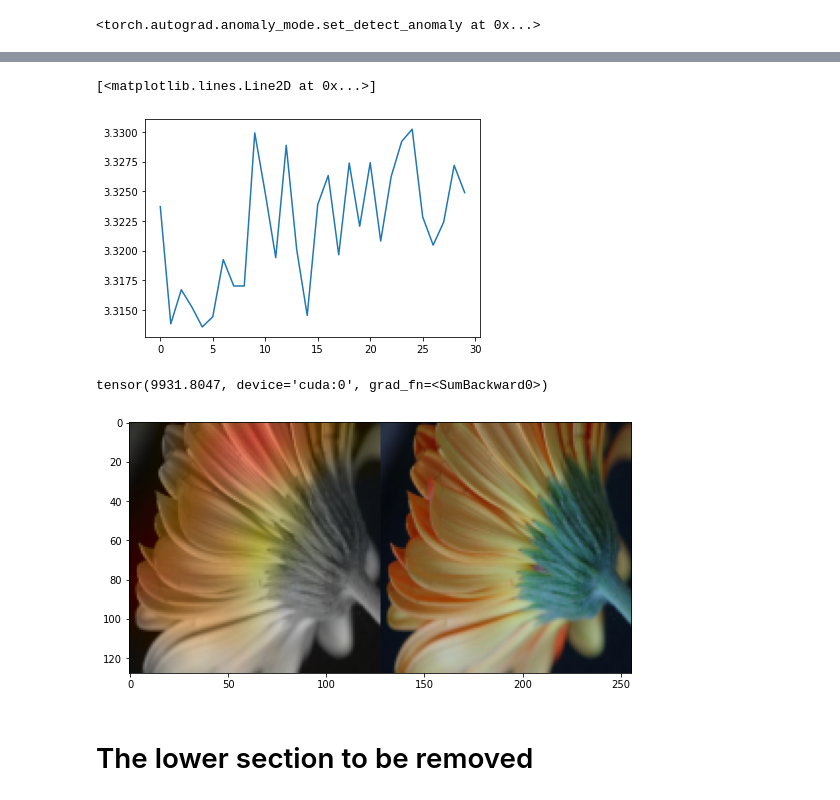
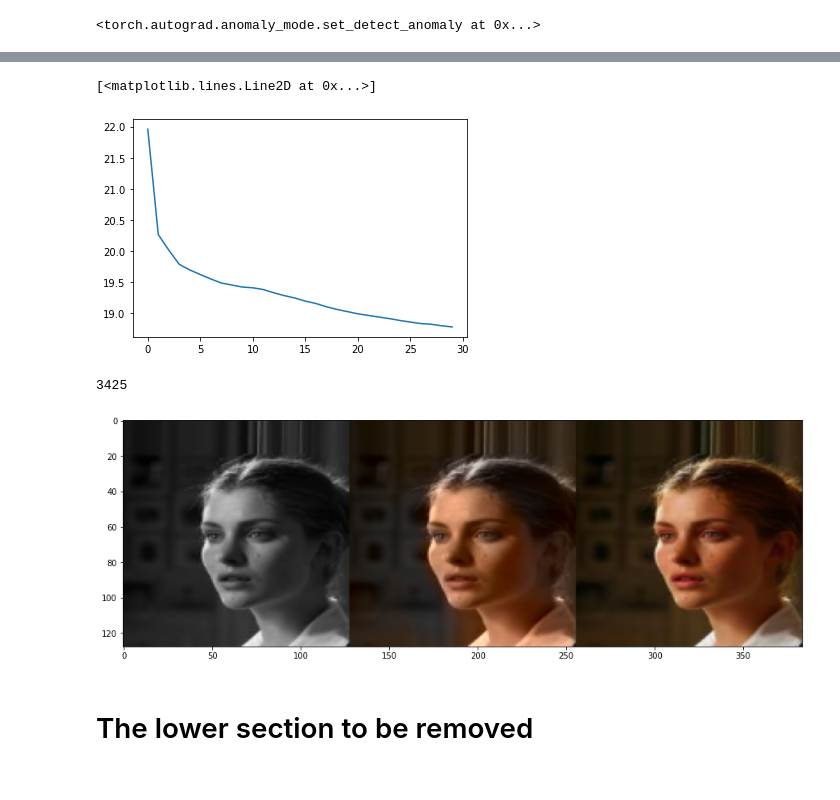
Before and after one commit to Anmol42/IDP-sem4, a Jupyter notebook: notebooks/Separated_vae.ipynb, the cells around one changed output, grey strips where cells are left out. Drawn from its saved outputs; the diff is of its cells as text; code cells hidden in the pictures.

```diff
--- a/notebooks/Separated_vae.ipynb
+++ b/notebooks/Separated_vae.ipynb
@@ -61,7 +58,8 @@ class component(nn.Module):
         # BottleNeck
         self.bottleneck = nn.Sequential(nn.Conv2d(64,128,kernel_size=3,stride=2,padding=1),
                                         nn.LeakyReLU())     # size 4x4
-    def forward(self,xb):
+        self.linear = nn.Linear(128*4*4,256)
+    def forward(self,xb,z):
         out1 = self.conv1(xb)
         #print("out1 ",out1.shape)
         out2 = self.conv2(out1)
@@ -71,7 +69,9 @@ class component(nn.Module):
         out4 = self.conv4(out3)
         #print("after conv4",out4.shape)
         out5 = self.bottleneck(out4)
-        return out5
+        out5 = out5.view(z.shape[0],-1)
+        out6 = self.linear(out5)
+        return out6
 # %%
 ## generator model
 class generator(nn.Module):
@@ -96,9 +96,10 @@ class generator(nn.Module):
         self.linear = nn.Linear(128*4*4,512)
 
     def forward(self,xb,z):
-        s = self.sigma(xb)
-        m = self.mu(xb)
-        noise = z*s + m
+        sig = self.sigma(xb,z)
+        mm = self.mu(xb,z)
+        #print("sig",sig.shape,"noise",z.shape)
+        noise = z*sig + mm
         #print("noise shape",noise.shape)
         out5 = self.deconv7(noise.unsqueeze(2).unsqueeze(2))
         #print("after deconv7",out5.shape)
@@ -142,7 +143,7 @@ class discriminator(nn.Module):
         out = torch.sigmoid(out)
         return out
 # %%
-gen_model = generator()
+gen_model = generator(component)
 dis_model = discriminator()
 # %%
 train_dl = DataLoader(images[:3500],batch_size,shuffle=True,pin_memory=True,num_workers=2)
@@ -277,11 +292,11 @@ Discriminator Epoch loss tensor(7.2417, device='cuda:0')
 # %%
 import matplotlib.pyplot as plt
-plt.plot(loss_h[3])
+plt.plot(loss_h[1])
 # %% [output]
 [<matplotlib.lines.Line2D at 0x...>]
-[figure, old version]
+[figure, new version]
 # %%
-from skimage.color import rgb2lab,lab2rgb
+from skimage.color import rgb2lab,lab2rgb,rgb2gray
 def tensor_to_pic(tensor : torch.Tensor) -> np.ndarray:
     tensor[0] *=  100
     tensor[1:]*=  128
@@ -294,20 +309,26 @@ def show_images(n,dataset = images,gen=gen_model,dis=dis_model) -> None:
   dis_model.eval()
   z = torch.randn(1,256).to('cuda')
   #z = torch.ones_like(z)
+
   image_tensor = dataset[n].to('cuda')
   gen_tensor = gen(image_tensor[0].unsqueeze(0).unsqueeze(0),z)[0]
   image = tensor_to_pic(image_tensor)
   #print(torch.sum(gen_tensor))
+  gray = np.zeros_like(image)
+  bw = rgb2gray(image)
+  gray[:,:,0],gray[:,:,1],gray[:,:,2] = bw,bw,bw
   gen_image = tensor_to_pic(gen_tensor)
-  to_be_shown = np.concatenate((gen_image,image),axis=1)
-  plt.figure(figsize=(9,9))
+  to_be_shown = np.concatenate((gray,gen_image,image),axis=1)
+  plt.figure(figsize=(15,15))
   plt.imshow(to_be_shown)
   plt.show()
 # %%
-show_images(2)      ## Shows generated and coloured images side by side
+i = np.random.randint(0,3500)
+print(i)
+show_images(i)      ## Shows generated and coloured images side by side
 # %% [output]
-tensor(9931.8047, device='cuda:0', grad_fn=<SumBackward0>)
+3425
-[figure, old version]
+[figure, new version]
 # %% [markdown]
 # The lower section to be removed
 # %%
```
Also changed, not shown: parts of 6 cells of this notebook.
